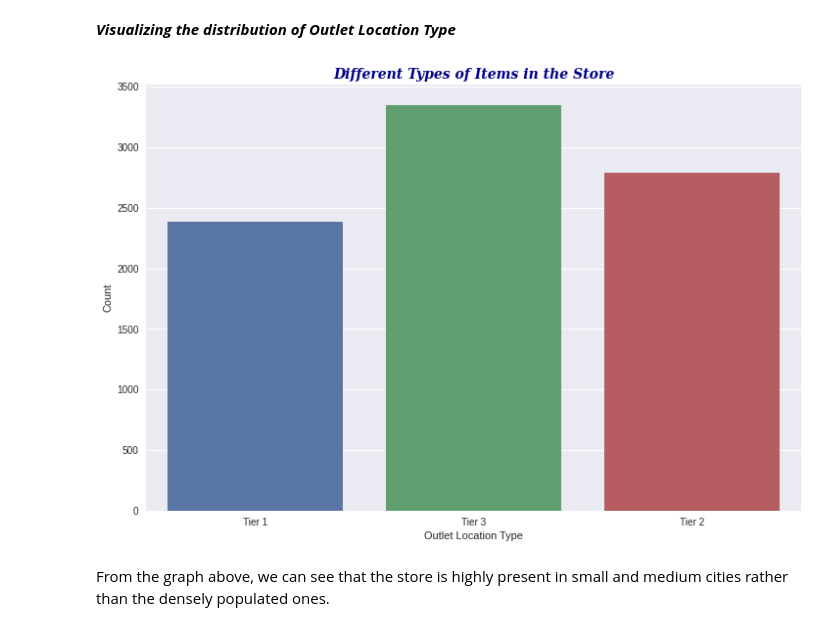
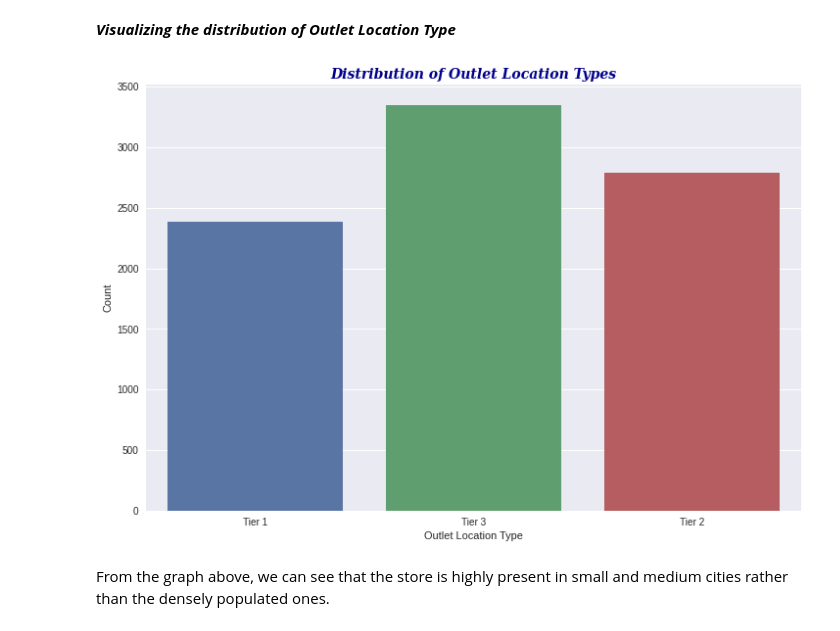
Before and after one commit to tibebu-sime/sales-predictions, a Jupyter notebook: salespredictions_project.ipynb, the cells around one changed output. Saved outputs shown, nothing was run; the diff lists cells and outputs as text; code cells hidden in the pictures.

```diff
--- a/salespredictions_project.ipynb
+++ b/salespredictions_project.ipynb
@@ -324,23 +322,23 @@ From the graph, we can see that there are 16 types of unique items with fruits a
 # %%
 import warnings
 warnings.simplefilter(action="ignore", category=FutureWarning)
 
 plt.style.use('seaborn')
 font = {'family': 'serif',
         'fontstyle': 'italic',
         'fontsize': 14,
         'fontweight': 'bold',
         'color': 'DarkBlue'
         }
 
 plt.figure(figsize=(12, 8))
 sns.countplot(sales_data['Outlet_Location_Type'])
-plt.title('Different Types of Items in the Store', fontdict=font)
+plt.title('Distribution of Outlet Location Types', fontdict=font)
 plt.xlabel('Outlet Location Type')
 plt.ylabel('Count')
 plt.show()
 # %% [output]
-[figure, old version]
+[figure, new version]
 # %% [markdown]
 From the graph above, we can see that the store is highly present in small and medium cities rather than the densely populated ones.
 # %% [markdown]
```
Also changed, not shown: parts of 1 cell of this notebook.
